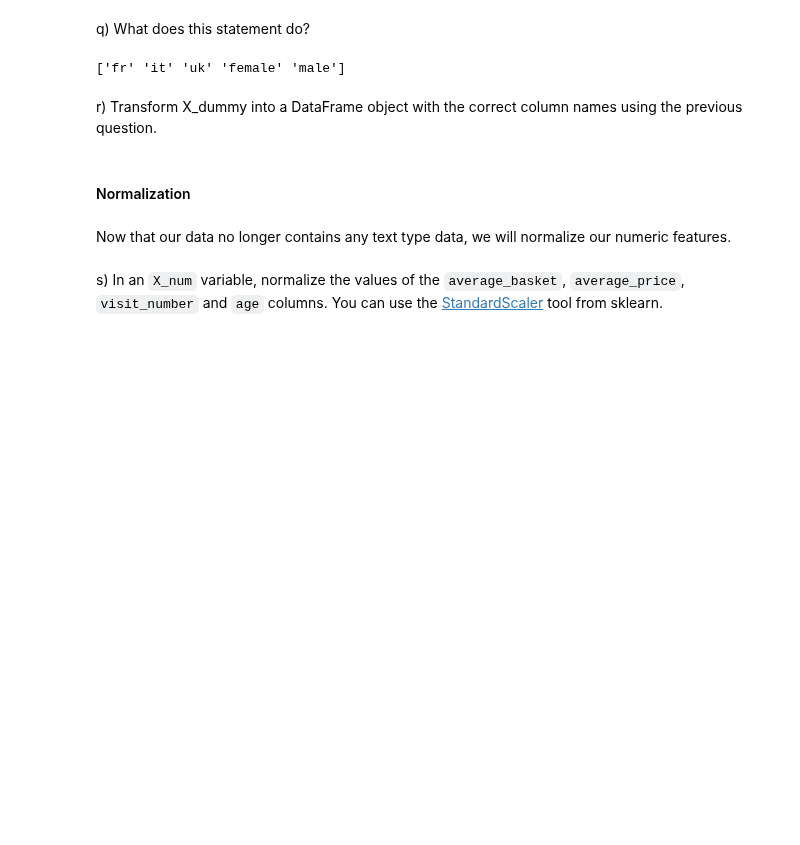
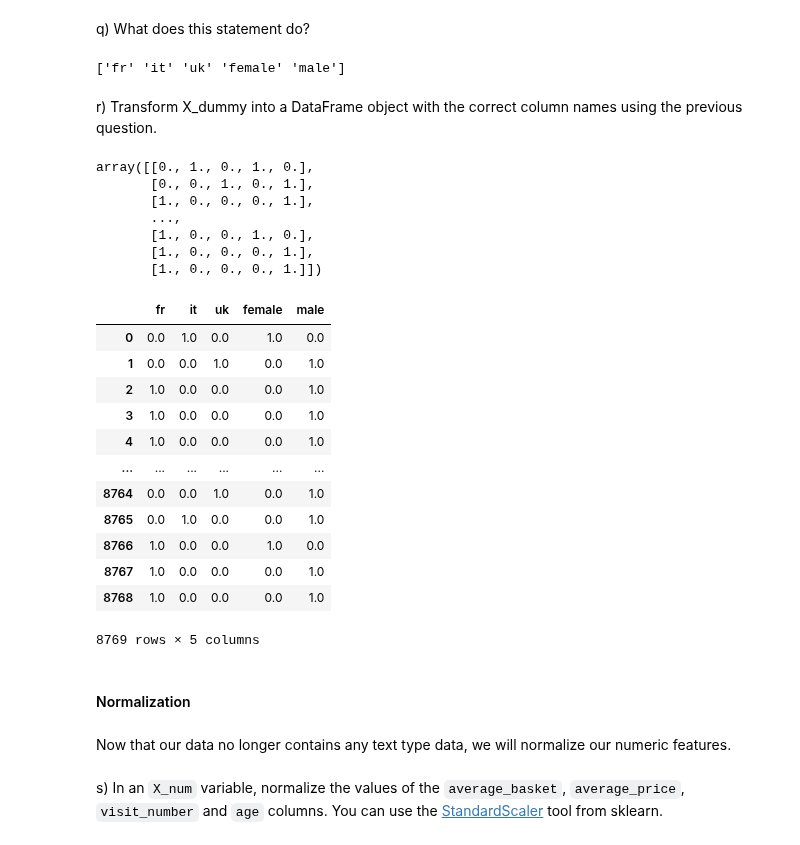
Before and after one commit to Gachdel/Python-LeWagon, a Jupyter notebook: 6_Machine_Learning_1/Intro_to_ML_Challenges.ipynb, the cells around one changed output. Cells and saved outputs as stored; diff of their text form; code cells hidden in the pictures; blank space fills up the shorter version.

```diff
--- a/6_Machine_Learning_1/Intro_to_ML_Challenges.ipynb
+++ b/6_Machine_Learning_1/Intro_to_ML_Challenges.ipynb
@@ -112,0 +302,8 @@ from sklearn.preprocessing import OneHotEncoder
+# %%
+from sklearn.preprocessing import OneHotEncoder
+
+# To only keep the qualitative features, only keep country and gender from the x DataFrame
+qualitative_features = x[["country", "gender"]]
+encoder = OneHotEncoder(sparse_output=False)
+X_dummy = encoder.fit(qualitative_features)
+display(X_dummy.categories_)
@@ -113,12 +313,38 @@ from sklearn.preprocessing import OneHotEncoder
 # %% [markdown]
 q) What does this statement do?
 # %%
-dummy_cols = np.concatenate((onehotencoder.categories_[0], onehotencoder.categories_[1]), axis=None)
+dummy_cols = np.concatenate((X_dummy.categories_[0], X_dummy.categories_[1]), axis=None)
 print(dummy_cols)
 # %% [output]
 ['fr' 'it' 'uk' 'female' 'male']
 # %% [markdown]
 r) Transform X_dummy into a DataFrame object with the correct column names using the previous question.
+# %%
+X_dummy = encoder.transform(x[["country", "gender"]])
+display(X_dummy)
+X_dummy_df = pd.DataFrame(X_dummy, columns=dummy_cols)
+display(X_dummy_df)
+# %% [output]
+array([[0., 1., 0., 1., 0.],
+       [0., 0., 1., 0., 1.],
+       [1., 0., 0., 0., 1.],
+       ...,
+       [1., 0., 0., 1., 0.],
+       [1., 0., 0., 0., 1.],
+       [1., 0., 0., 0., 1.]])
+|  | fr | it | uk | female | male |
+| 0 | 0.0 | 1.0 | 0.0 | 1.0 | 0.0 |
+| 1 | 0.0 | 0.0 | 1.0 | 0.0 | 1.0 |
+| 2 | 1.0 | 0.0 | 0.0 | 0.0 | 1.0 |
+| 3 | 1.0 | 0.0 | 0.0 | 0.0 | 1.0 |
+| 4 | 1.0 | 0.0 | 0.0 | 0.0 | 1.0 |
+| ... | ... | ... | ... | ... | ... |
+| 8764 | 0.0 | 0.0 | 1.0 | 0.0 | 1.0 |
+| 8765 | 0.0 | 1.0 | 0.0 | 0.0 | 1.0 |
+| 8766 | 1.0 | 0.0 | 0.0 | 1.0 | 0.0 |
+| 8767 | 1.0 | 0.0 | 0.0 | 0.0 | 1.0 |
+| 8768 | 1.0 | 0.0 | 0.0 | 0.0 | 1.0 |
+8769 rows × 5 columns
 # %% [markdown]
 #### Normalization
 # %% [markdown]
```
Also changed, not shown: parts of 31 cells of this notebook, 3 other files.
